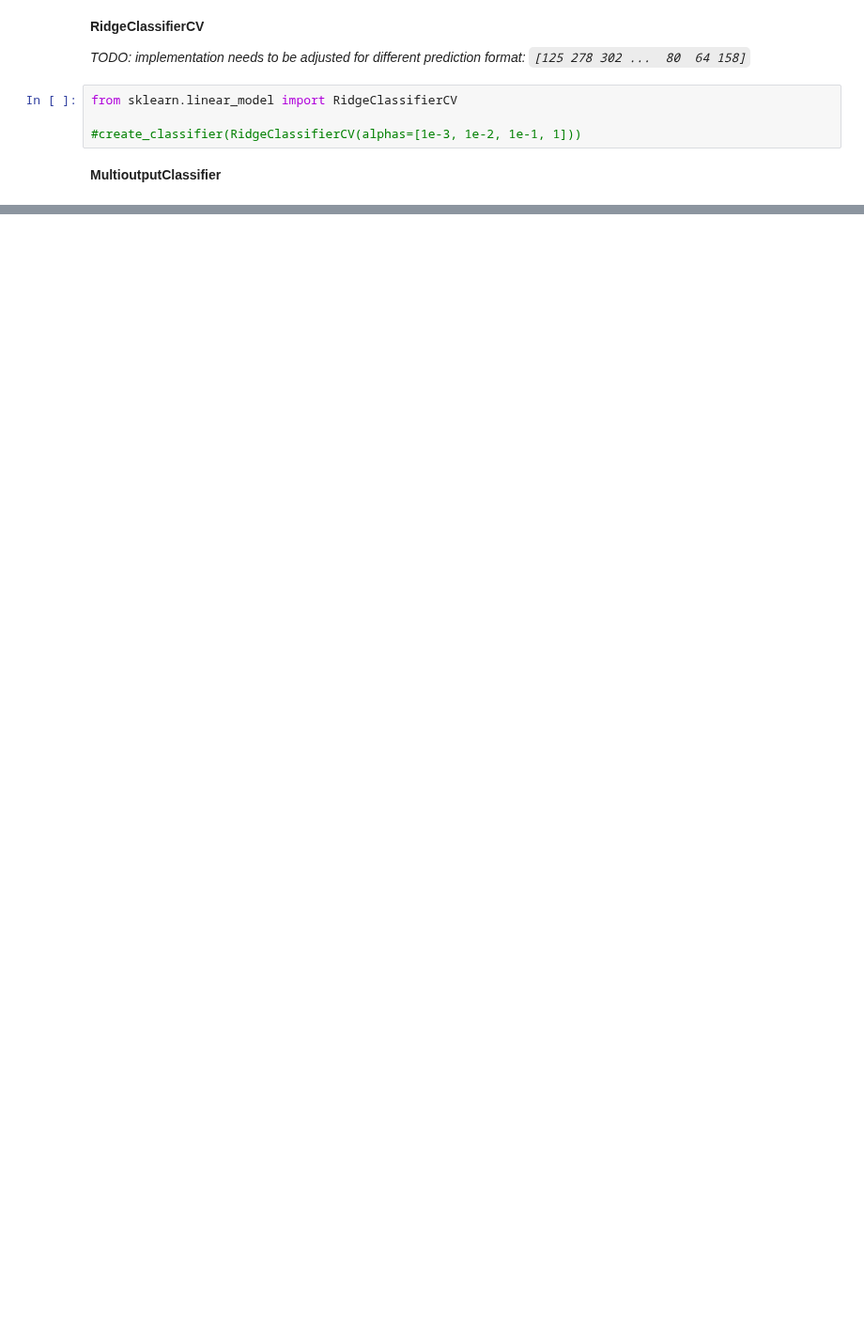
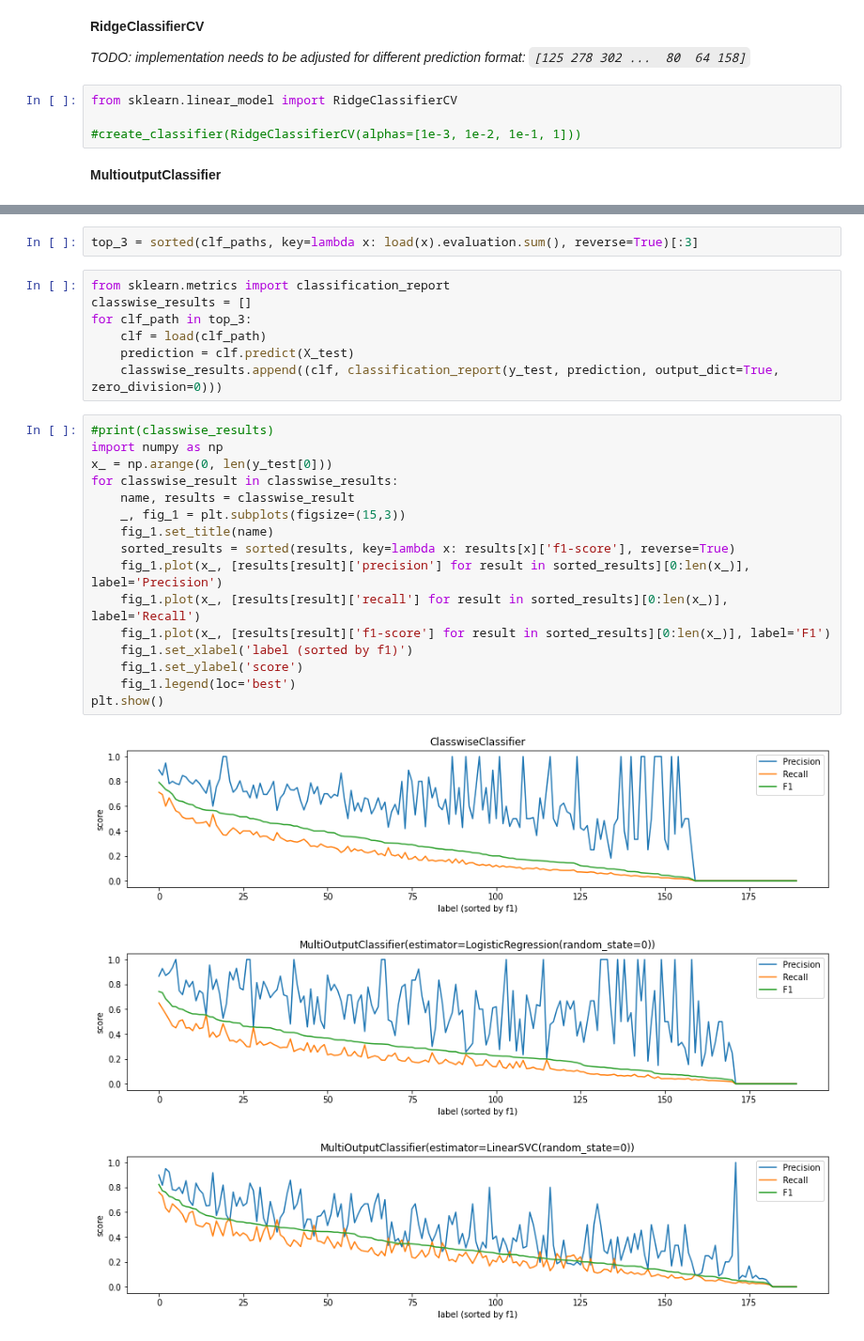
Before and after one commit to gefei-htw/academia_tag_recommender, a Jupyter notebook: notebooks/6.0-me-problem-transformation.ipynb, the cells around one changed output, grey strips where cells are left out. Shown at 94% size. Drawn from its saved outputs; the diff is of its cells as text; blank space fills up the shorter version.

```diff
--- a/notebooks/6.0-me-problem-transformation.ipynb
+++ b/notebooks/6.0-me-problem-transformation.ipynb
@@ -120,0 +199,29 @@ create_classifier(Multioutput(MultinomialNB()))
+# %%
+top_3 = sorted(clf_paths, key=lambda x: load(x).evaluation.sum(), reverse=True)[:3]
+# %%
+from sklearn.metrics import classification_report
+classwise_results = []
+for clf_path in top_3:
+    clf = load(clf_path)
+    prediction = clf.predict(X_test)
+    classwise_results.append((clf, classification_report(y_test, prediction, output_dict=True, zero_division=0)))
+# %%
+#print(classwise_results)
+import numpy as np
+x_ = np.arange(0, len(y_test[0]))
+for classwise_result in classwise_results:
+    name, results = classwise_result
+    _, fig_1 = plt.subplots(figsize=(15,3))
+    fig_1.set_title(name)
+    sorted_results = sorted(results, key=lambda x: results[x]['f1-score'], reverse=True)
+    fig_1.plot(x_, [results[result]['precision'] for result in sorted_results][0:len(x_)], label='Precision')
+    fig_1.plot(x_, [results[result]['recall'] for result in sorted_results][0:len(x_)], label='Recall')
+    fig_1.plot(x_, [results[result]['f1-score'] for result in sorted_results][0:len(x_)], label='F1')
+    fig_1.set_xlabel('label (sorted by f1)')
+    fig_1.set_ylabel('score')
+    fig_1.legend(loc='best')
+plt.show()
+# %% [output]
+[figure, added]
+[figure, added]
+[figure, added]
```
Also changed, not shown: parts of 16 cells of this notebook, 6 other files.
